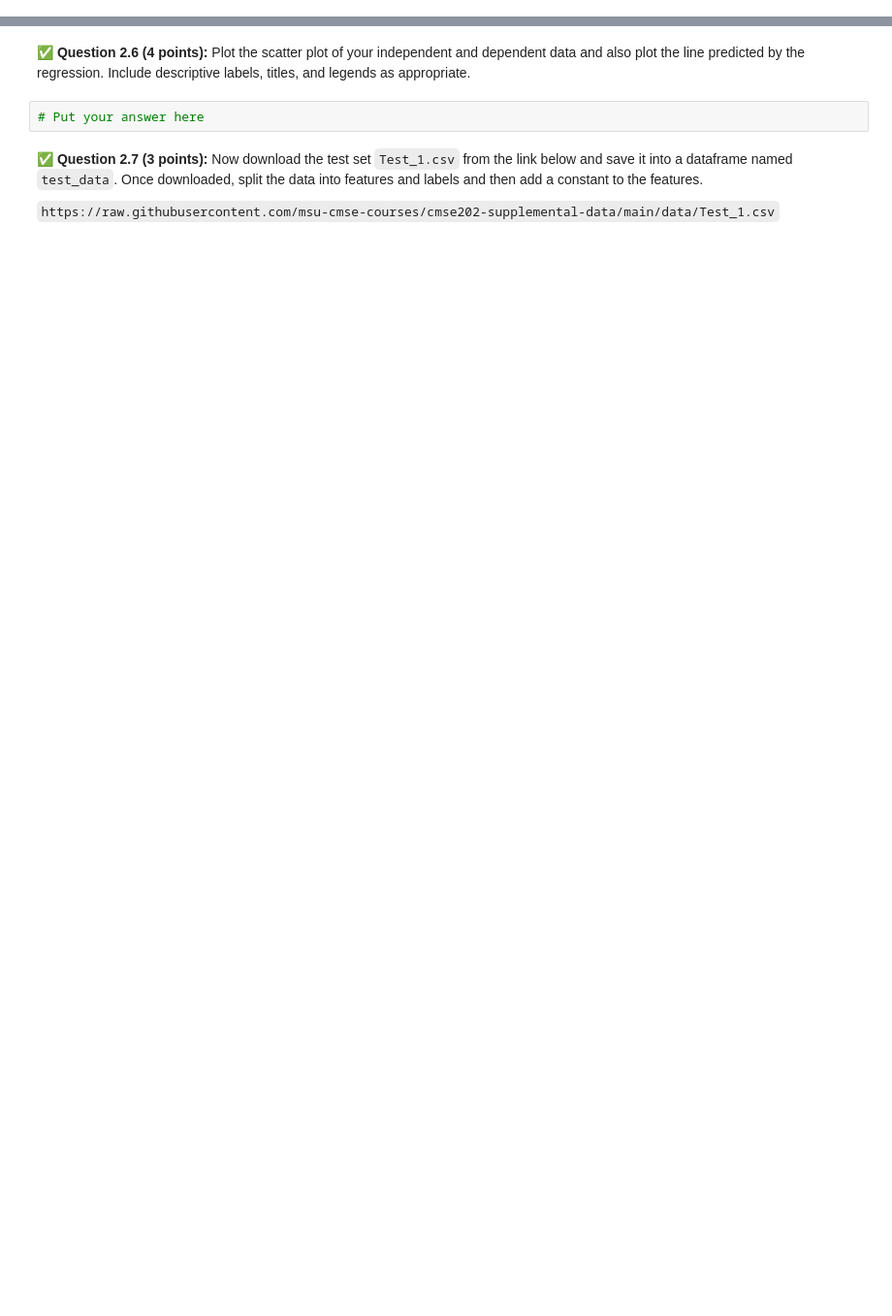
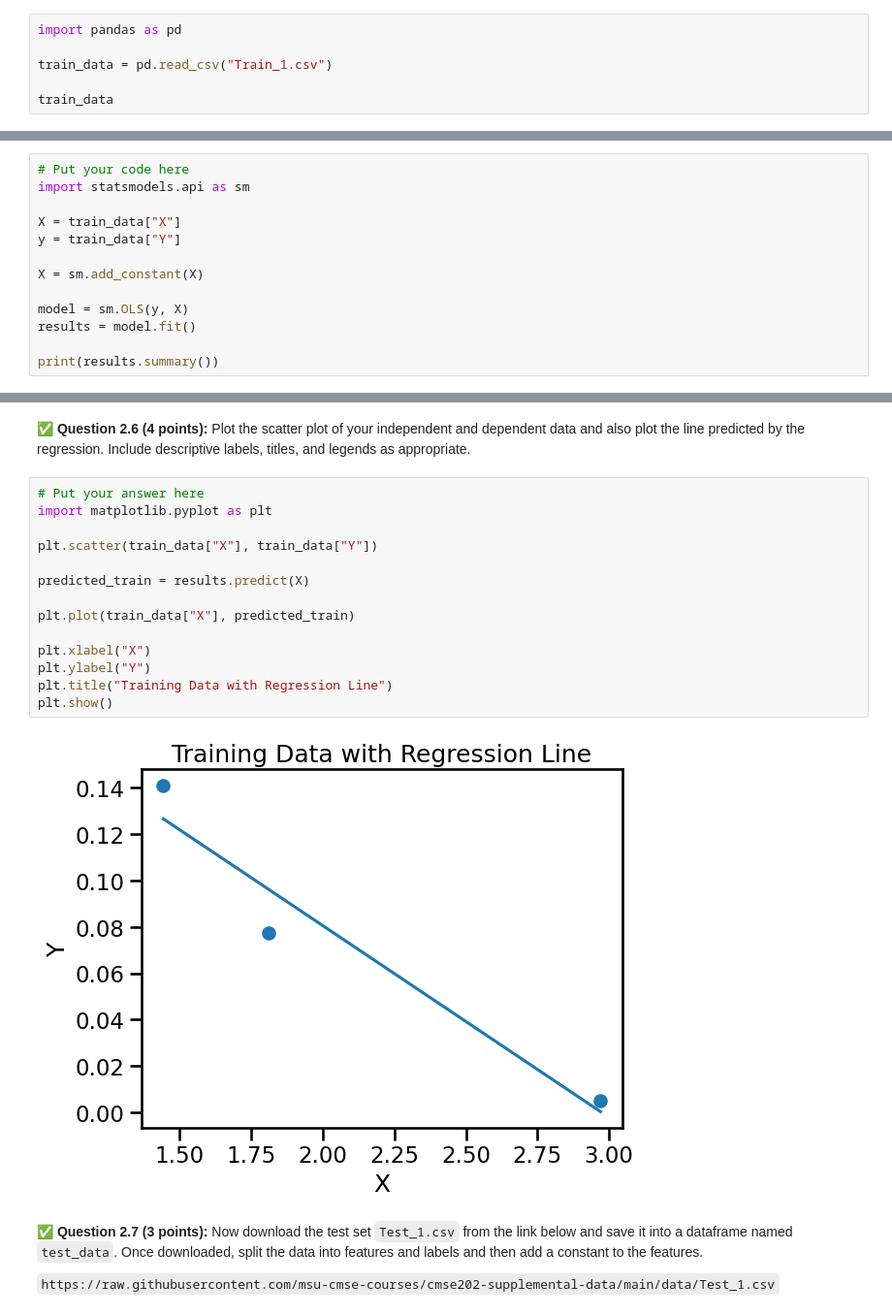
Before and after one commit to btavarezg/CMSE-202, a Jupyter notebook: hw-03/HW-03_Regression-S26-STUDENT.ipynb, the cells around one changed output, grey strips where cells are left out. Shown at 97% size. Cells and saved outputs as stored; diff of their text form; blank space fills up the shorter version.

```diff
--- a/hw-03/HW-03_Regression-S26-STUDENT.ipynb
+++ b/hw-03/HW-03_Regression-S26-STUDENT.ipynb
@@ -114,0 +116,6 @@ In this part, we'll perform some one-variable linear regression analysis on the
+# %%
+import pandas as pd
+
+train_data = pd.read_csv("Train_1.csv")
+
+train_data
@@ -122,0 +134,13 @@ In this part, we'll perform some one-variable linear regression analysis on the
+# %%
+# Put your code here
+import statsmodels.api as sm
+
+X = train_data["X"]
+y = train_data["Y"]
+
+X = sm.add_constant(X)
+
+model = sm.OLS(y, X)
+results = model.fit()
+
+print(results.summary())
@@ -127,7 +169,21 @@ In this part, we'll perform some one-variable linear regression analysis on the
 # %% [markdown]
 &#9989; **Question 2.6 (4 points):** Plot the scatter plot of your independent and dependent data and also plot the line predicted by the regression. Include descriptive labels, titles, and legends as appropriate.
-# %%
-# Put your answer here
+# %%
+# Put your answer here
+import matplotlib.pyplot as plt
+
+plt.scatter(train_data["X"], train_data["Y"])
+
+predicted_train = results.predict(X)
+
+plt.plot(train_data["X"], predicted_train)
+
+plt.xlabel("X")
+plt.ylabel("Y")
+plt.title("Training Data with Regression Line")
+plt.show()
+# %% [output]
+[figure, added]
 # %% [markdown]
 &#9989; **Question 2.7 (3 points):** Now download the test set `Test_1.csv` from the link below and save it into a dataframe named `test_data`. Once downloaded, split the data into features and labels and then add a constant to the features.
 
```
Also changed, not shown: parts of 51 cells of this notebook, 4 other files.
